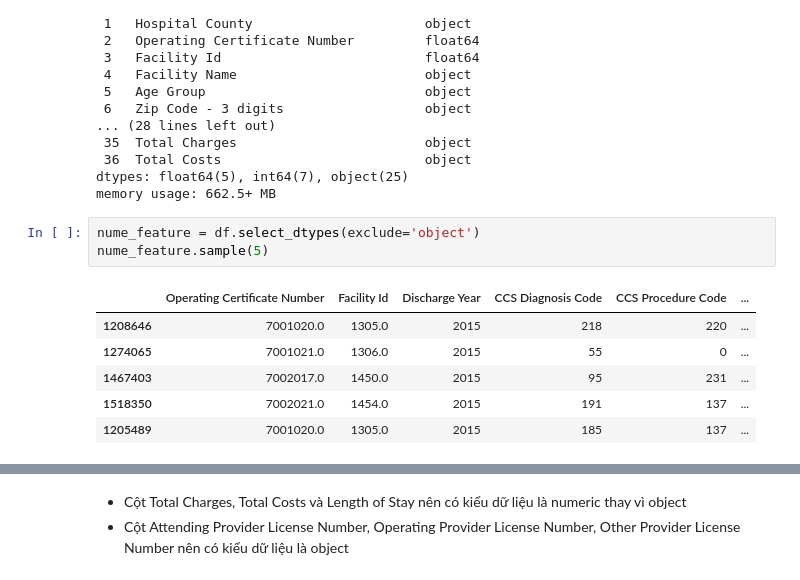
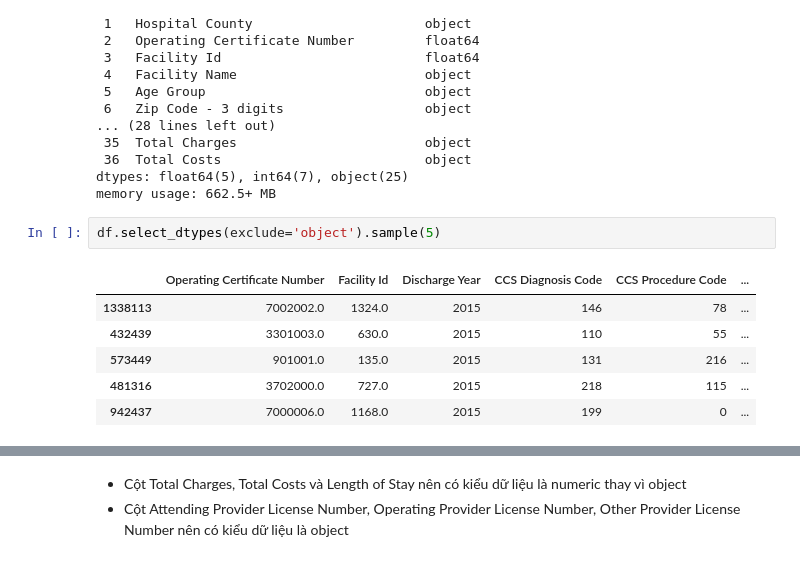
Before and after one commit to viplazylmht/P4DS_final, a Jupyter notebook: P4DS_Final.ipynb, the cells around one changed output, grey strips where cells are left out. Saved outputs shown, nothing was run; the diff lists cells and outputs as text.

Commit message:
Reorder convert dtype step and add some convert

```diff
--- a/P4DS_Final.ipynb
+++ b/P4DS_Final.ipynb
@@ -177,13 +177,12 @@ Data columns (total 37 columns):
 dtypes: float64(5), int64(7), object(25)
 memory usage: 662.5+ MB
 # %%
-nume_feature = df.select_dtypes(exclude='object')
-nume_feature.sample(5)
+df.select_dtypes(exclude='object').sample(5)
 # %% [output]
 |  | Operating Certificate Number | Facility Id | Discharge Year | CCS Diagnosis Code | CCS Procedure Code | ... |
-| 1208646 | 7001020.0 | 1305.0 | 2015 | 218 | 220 | ... |
-| 1274065 | 7001021.0 | 1306.0 | 2015 | 55 | 0 | ... |
-| 1467403 | 7002017.0 | 1450.0 | 2015 | 95 | 231 | ... |
-| 1518350 | 7002021.0 | 1454.0 | 2015 | 191 | 137 | ... |
-| 1205489 | 7001020.0 | 1305.0 | 2015 | 185 | 137 | ... |
+| 1338113 | 7002002.0 | 1324.0 | 2015 | 146 | 78 | ... |
+| 432439 | 3301003.0 | 630.0 | 2015 | 110 | 55 | ... |
+| 573449 | 901001.0 | 135.0 | 2015 | 131 | 216 | ... |
+| 481316 | 3702000.0 | 727.0 | 2015 | 218 | 115 | ... |
+| 942437 | 7000006.0 | 1168.0 | 2015 | 199 | 0 | ... |
 # %%
```
Also changed, not shown: parts of 19 cells of this notebook.
